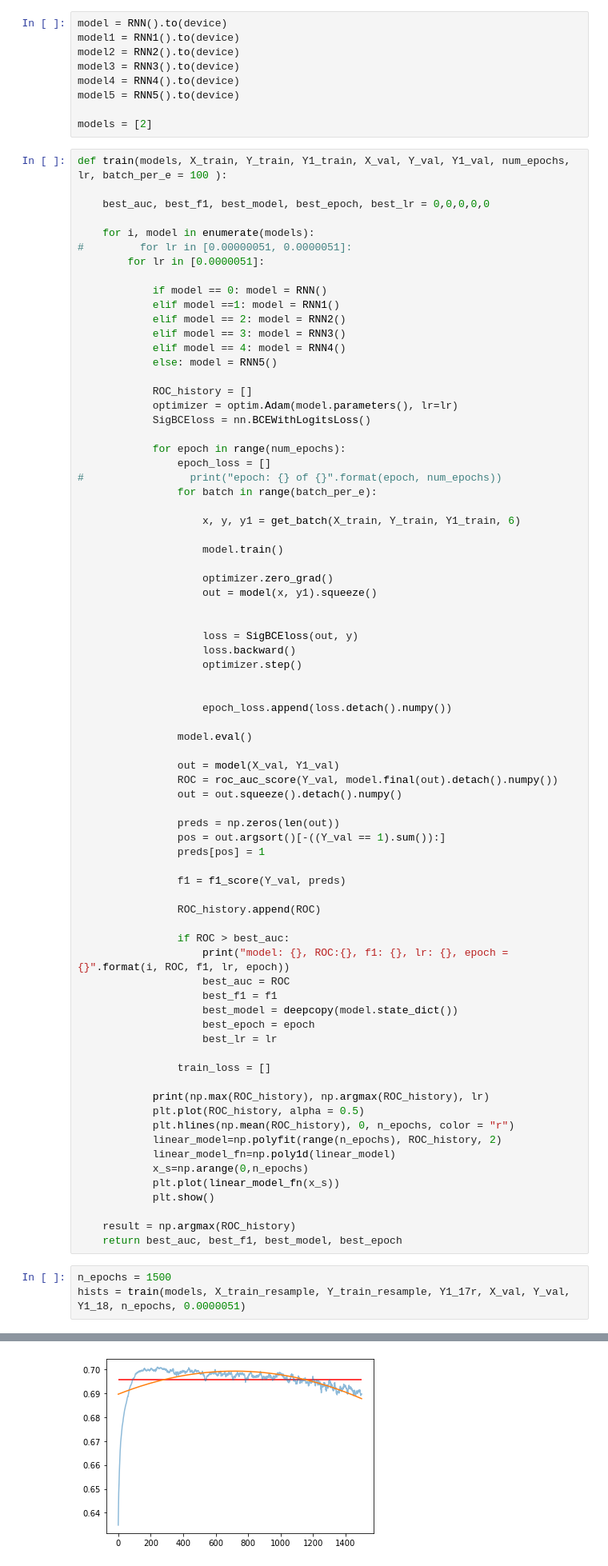
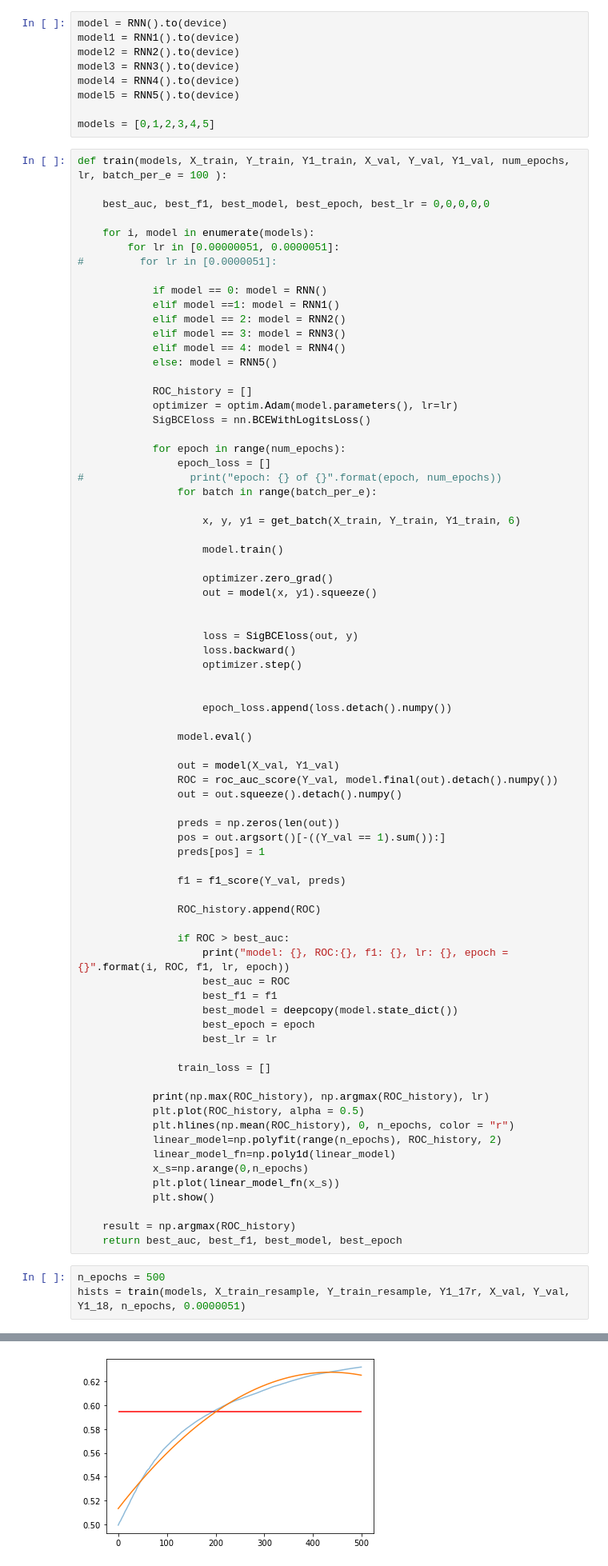
Before and after one commit to NielsvanOpstal/Thesis, a Jupyter notebook: RNN.ipynb, the cells around one changed output, grey strips where cells are left out. Shown at 80% size. Cells and saved outputs as stored; diff of their text form.

```diff
--- a/RNN.ipynb
+++ b/RNN.ipynb
@@ -300,15 +307,15 @@ model3 = RNN3().to(device)
 model4 = RNN4().to(device)
 model5 = RNN5().to(device)
 
-models = [2]
+models = [0,1,2,3,4,5]
 # %%
 def train(models, X_train, Y_train, Y1_train, X_val, Y_val, Y1_val, num_epochs, lr, batch_per_e = 100 ):
 
     best_auc, best_f1, best_model, best_epoch, best_lr = 0,0,0,0,0
 
     for i, model in enumerate(models):
-#         for lr in [0.00000051, 0.0000051]:
-        for lr in [0.0000051]:
+        for lr in [0.00000051, 0.0000051]:
+#         for lr in [0.0000051]:
 
             if model == 0: model = RNN()
             elif model ==1: model = RNN1()
@@ -377,6 +384,6 @@ def train(models, X_train, Y_train, Y1_train, X_val, Y_val, Y1_val, num_epochs,
     result = np.argmax(ROC_history)
     return best_auc, best_f1, best_model, best_epoch
 # %%
-n_epochs = 1500
+n_epochs = 500
 hists = train(models, X_train_resample, Y_train_resample, Y1_17r, X_val, Y_val, Y1_18, n_epochs, 0.0000051)
 # %% [output]
@@ -400 +407 @@ model: 0, ROC:0.7009083871980366, f1: 0.3551282051282051, lr: 5.1e-06, epoch = 2
-[figure, old version]
+[figure, new version]
```
Also changed, not shown: parts of 5 cells of this notebook, 10 other files.
